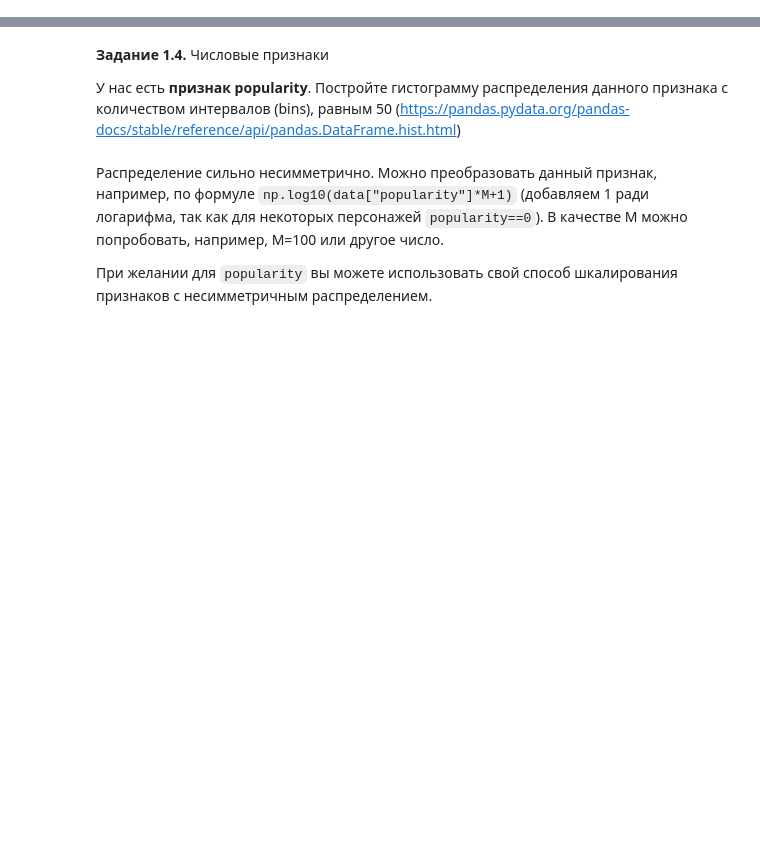
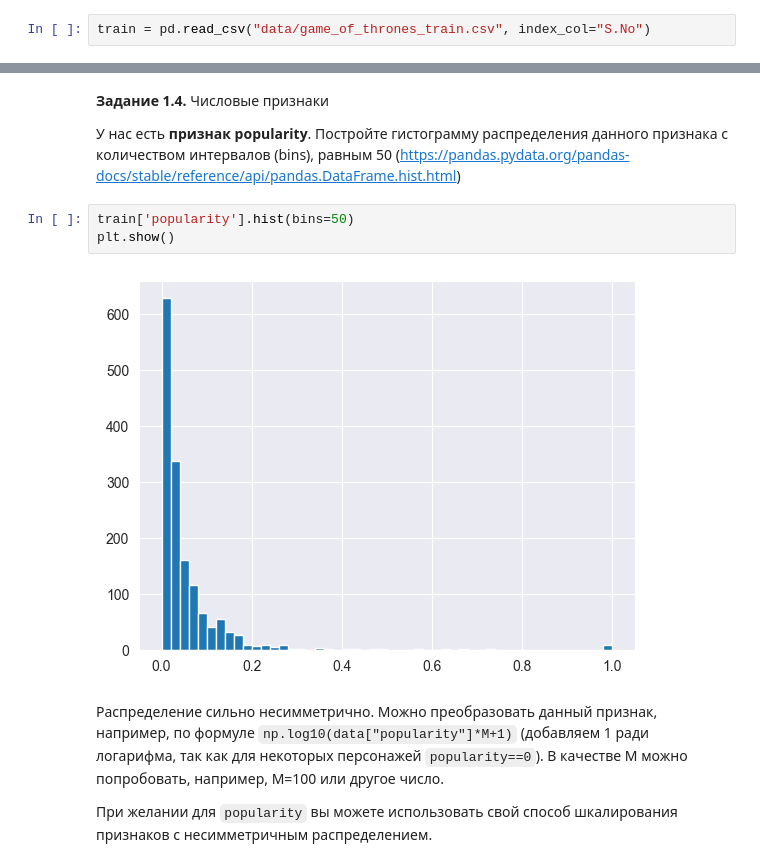
Before and after one commit to GRFLD9/DLS, a Jupyter notebook: hw_1_game_of_thrones.ipynb, the cells around one changed output, grey strips where cells are left out. Drawn from its saved outputs; the diff is of its cells as text; blank space fills up the shorter version.

```diff
--- a/hw_1_game_of_thrones.ipynb
+++ b/hw_1_game_of_thrones.ipynb
@@ -113,0 +113,2 @@ data = # ...
+# %%
+train = pd.read_csv("data/game_of_thrones_train.csv", index_col="S.No")
@@ -145,6 +227,11 @@ data.describe(include = [...]).T[['count', 'min', 'max']]
 **Задание 1.4.** Числовые признаки
 
 У нас есть **признак popularity**. Постройте гистограмму распределения данного признака с количеством интервалов (bins), равным 50 (https://pandas.pydata.org/pandas-docs/stable/reference/api/pandas.DataFrame.hist.html)
+# %%
+train['popularity'].hist(bins=50)
+plt.show()
+# %% [output]
+[figure, added]
 # %% [markdown]
 Распределение сильно несимметрично. Можно преобразовать данный признак, например, по формуле `np.log10(data["popularity"]*M+1)` (добавляем 1 ради логарифма, так как для некоторых персонажей `popularity==0`). В качестве M можно попробовать, например, M=100 или другое число.
 
```
Also changed, not shown: parts of 59 cells of this notebook, 1 other file.
